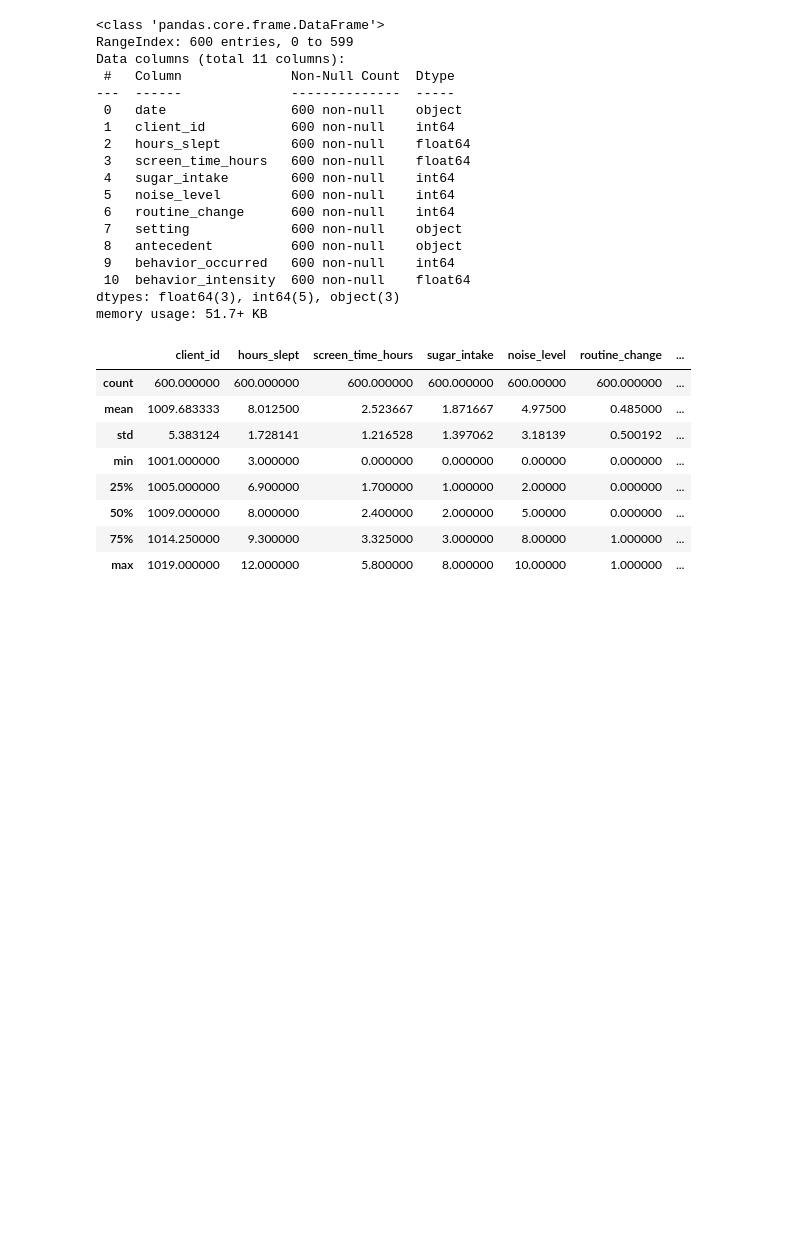
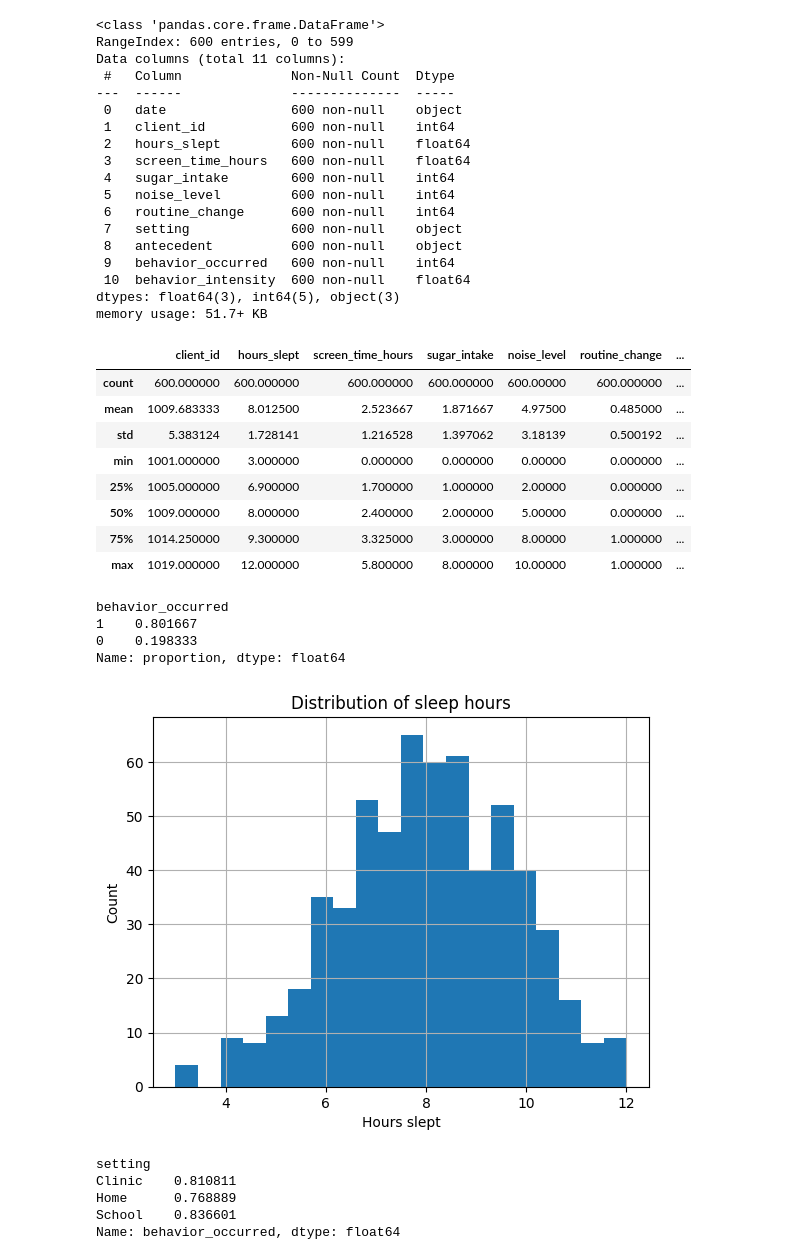
Before and after one commit to wasehhh/aba-behaviour-eda, a Jupyter notebook: notebooks/01_eda_behavior.ipynb, the cells around one changed output. Drawn from its saved outputs; the diff is of its cells as text; code cells hidden in the pictures; blank space fills up the shorter version.

Commit message:
feat: expand EDA with distributions and group summaries

```diff
--- a/notebooks/01_eda_behavior.ipynb
+++ b/notebooks/01_eda_behavior.ipynb
@@ -49,3 +49,28 @@ df.describe()
 | 50% | 1009.000000 | 8.000000 | 2.400000 | 2.000000 | 5.00000 | 0.000000 | ... |
 | 75% | 1014.250000 | 9.300000 | 3.325000 | 3.000000 | 8.00000 | 1.000000 | ... |
 | max | 1019.000000 | 12.000000 | 5.800000 | 8.000000 | 10.00000 | 1.000000 | ... |
+# %%
+df["behavior_occurred"].value_counts(normalize=True)
+# %% [output]
+behavior_occurred
+1    0.801667
+0    0.198333
+Name: proportion, dtype: float64
+# %%
+import matplotlib.pyplot as plt
+
+df["hours_slept"].hist(bins=20)
+plt.xlabel("Hours slept")
+plt.ylabel("Count")
+plt.title("Distribution of sleep hours")
+plt.show()
+# %% [output]
+[figure, added]
+# %%
+df.groupby("setting")["behavior_occurred"].mean()
+# %% [output]
+setting
+Clinic    0.810811
+Home      0.768889
+School    0.836601
+Name: behavior_occurred, dtype: float64
```
Also changed, not shown: parts of 4 cells of this notebook.
